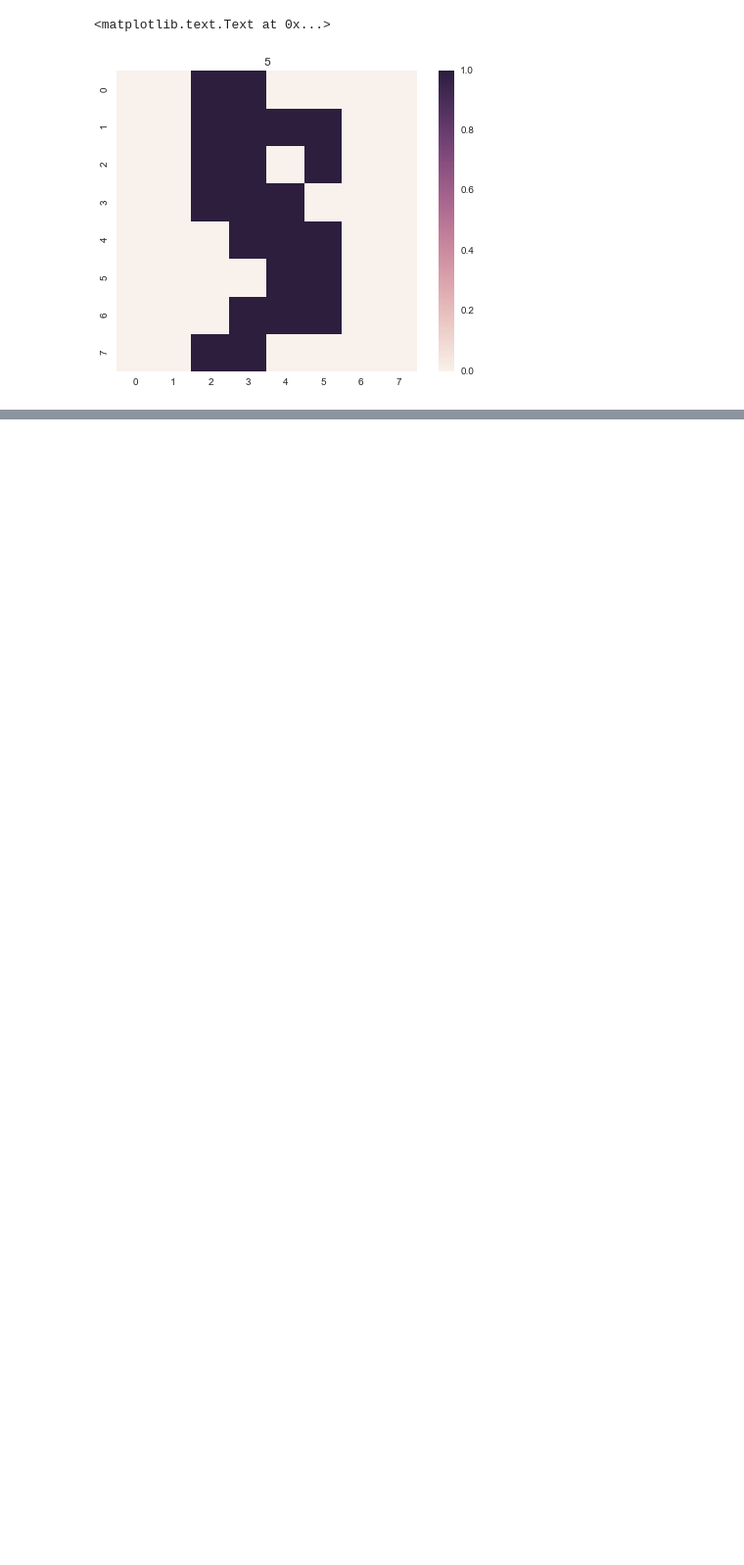
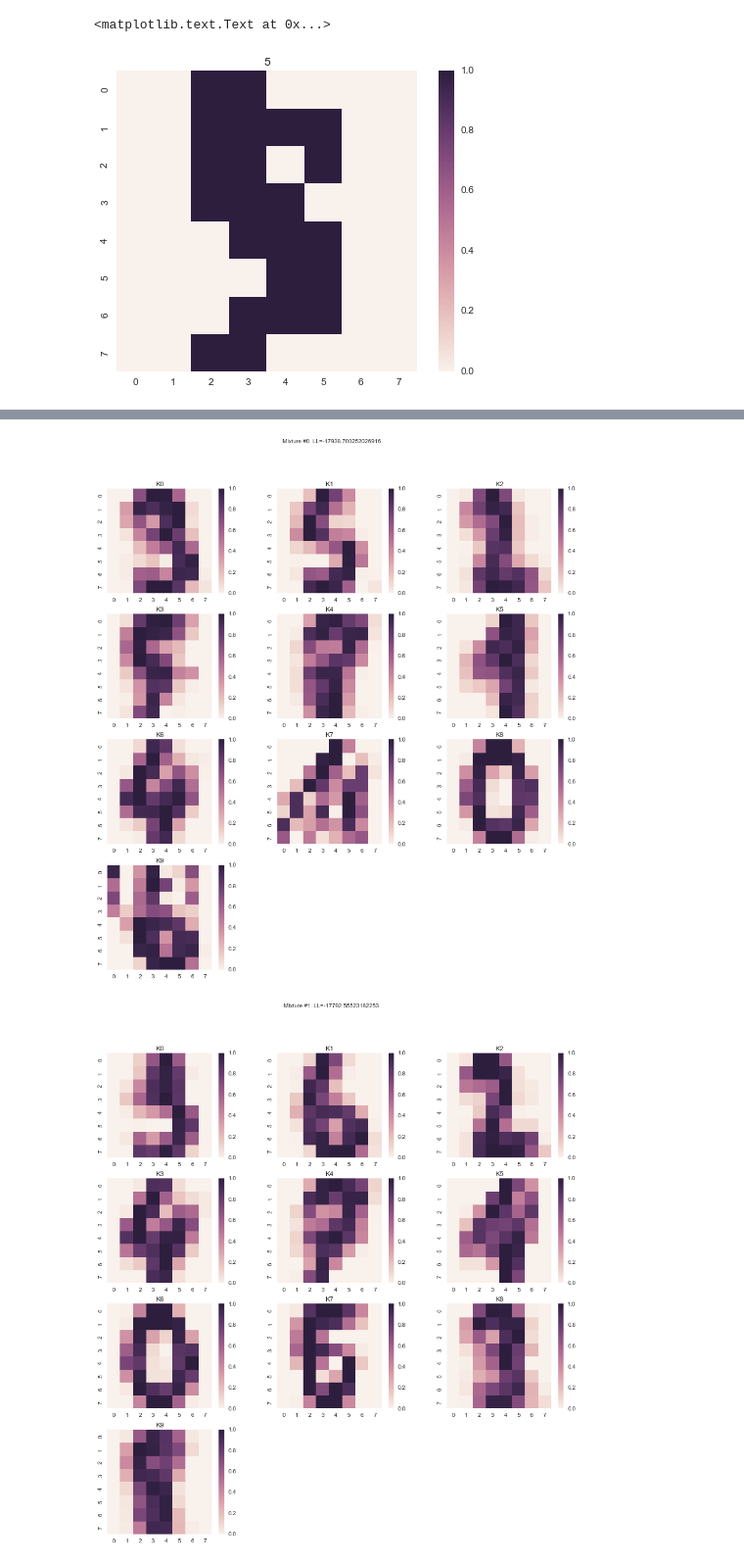
Before and after one commit to lukauskas/bernoulli-mixture-model, a Jupyter notebook: notebooks/Proof of Concept (more realistic).ipynb, the cells around one changed output, grey strips where cells are left out. Shown at 98% size. Saved outputs shown, nothing was run; the diff lists cells and outputs as text; code cells hidden in the pictures; blank space fills up the shorter version.

```diff
--- a/notebooks/Proof of Concept (more realistic).ipynb
+++ b/notebooks/Proof of Concept (more realistic).ipynb
@@ -54,0 +112,11 @@ N_MIXTURES_TO_TRAIN = 10
+# %%
+for i, mixture in enumerate(mixtures):
+    plt.figure(figsize=(15,15))
+    for j, (component, row) in enumerate(mixture.emission_probabilities.iterrows(), start=1):
+        plt.subplot(4,3,j)
+        draw_digit(row)
+        plt.title(component)
+    plt.suptitle('Mixture #{}. LL={}'.format(i, fit_results[i][2]))
+# %% [output]
+[figure, added]
+[figure, added]
```
Also changed, not shown: parts of 22 cells of this notebook.
